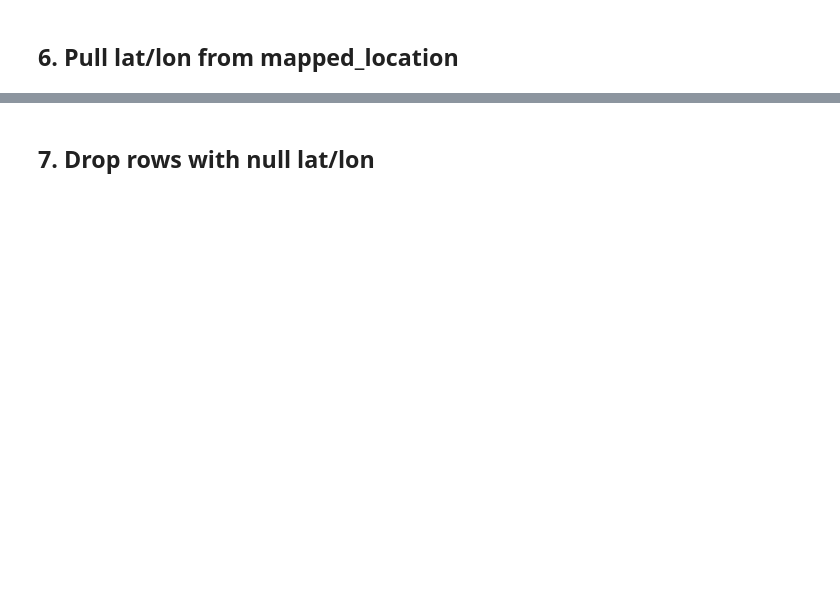
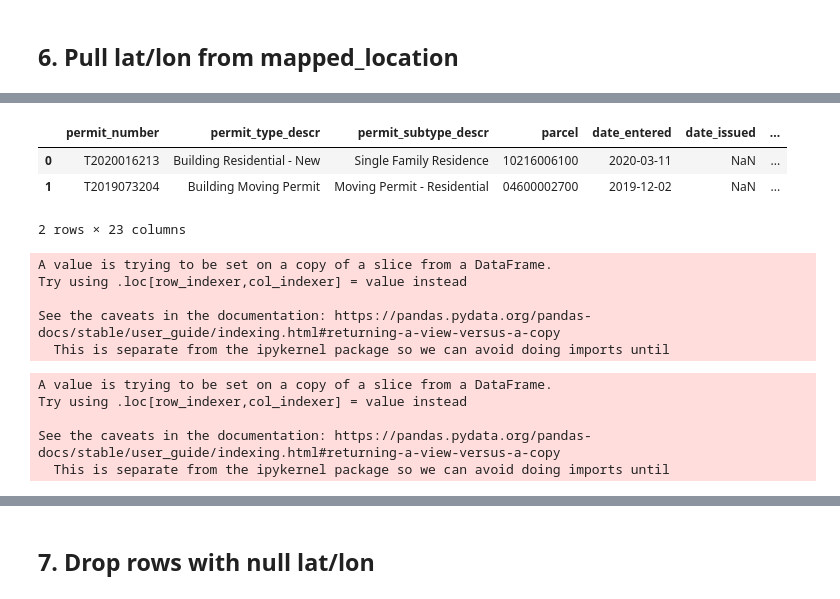
Before and after one commit to lorirocks/nashville-neighborhoods-capstone, a Jupyter notebook: notebooks/3_finalize_data.ipynb, the cells around one changed output, grey strips where cells are left out. Drawn from its saved outputs; the diff is of its cells as text; code cells hidden in the pictures; blank space fills up the shorter version.

```diff
--- a/notebooks/3_finalize_data.ipynb
+++ b/notebooks/3_finalize_data.ipynb
@@ -78,0 +328,16 @@ df2_issued.shape
+# %%
+# To pull out lat/lng from mapped_location using regex / Regular Expression
+# RegEx link:  https://regex101.com/r/cAI6sh/1
+
+pattern = re.compile(r'.*\((\d*\S\d*)\S\s(\S\d*\S\d*)\)', flags = re.MULTILINE)
+
+def extract_lat_lon(map_loc):
+    '''To extract lat/lon from mapped_location
+    in both bldg permit files'''
+    try:
+        lat_lon_match = pattern.search(map_loc)
+        lat = float(lat_lon_match.group(1))
+        lon = float(lat_lon_match.group(2))
+        return(lat, lon)
+    except:
+        return(np.NaN, np.NaN)
@@ -78,0 +357,7 @@ df2_issued.shape
+# %%
+df1_applic.head(2)
+# %% [output]
+|  | permit_number | permit_type_descr | permit_subtype_descr | parcel | date_entered | date_issued | ... |
+| 0 | T2020016213 | Building Residential - New | Single Family Residence | 10216006100 | 2020-03-11 | NaN | ... |
+| 1 | T2019073204 | Building Moving Permit | Moving Permit - Residential | 04600002700 | 2019-12-02 | NaN | ... |
+2 rows × 23 columns
@@ -78,0 +369,22 @@ df2_issued.shape
+# %%
+# Extract lat
+# Warning is okay.
+
+df2_issued['lat'] = [lat for lat, lon in lat_lon]
+# %% [output]
+A value is trying to be set on a copy of a slice from a DataFrame.
+Try using .loc[row_indexer,col_indexer] = value instead
+
+See the caveats in the documentation: https://pandas.pydata.org/pandas-docs/stable/user_guide/indexing.html#returning-a-view-versus-a-copy
+  This is separate from the ipykernel package so we can avoid doing imports until
+# %%
+# Extract lon
+# Warning is okay.
+
+df2_issued['lon'] = [lon for lat, lon in lat_lon]
+# %% [output]
+A value is trying to be set on a copy of a slice from a DataFrame.
+Try using .loc[row_indexer,col_indexer] = value instead
+
+See the caveats in the documentation: https://pandas.pydata.org/pandas-docs/stable/user_guide/indexing.html#returning-a-view-versus-a-copy
+  This is separate from the ipykernel package so we can avoid doing imports until
```
Also changed, not shown: parts of 37 cells of this notebook, 3 other files.
